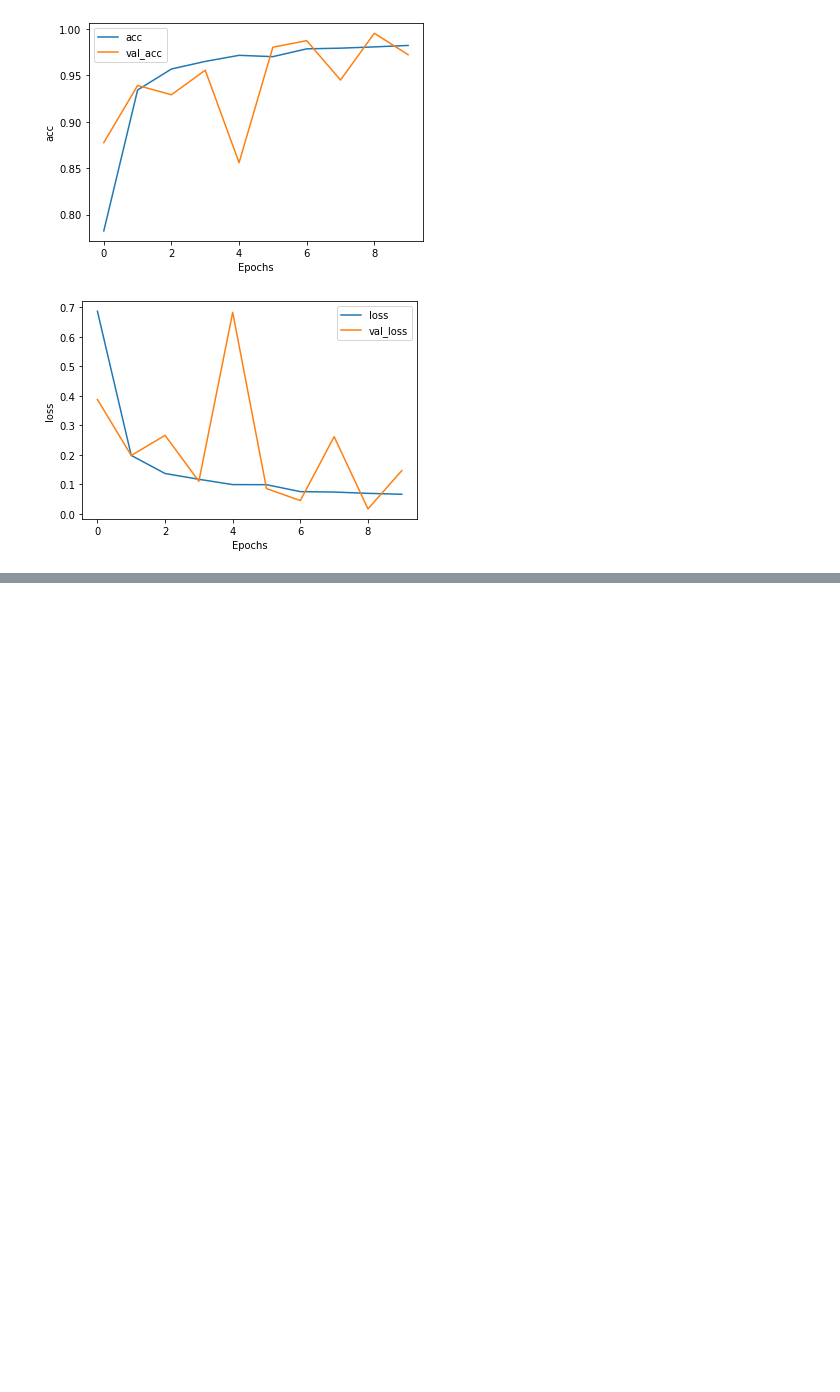
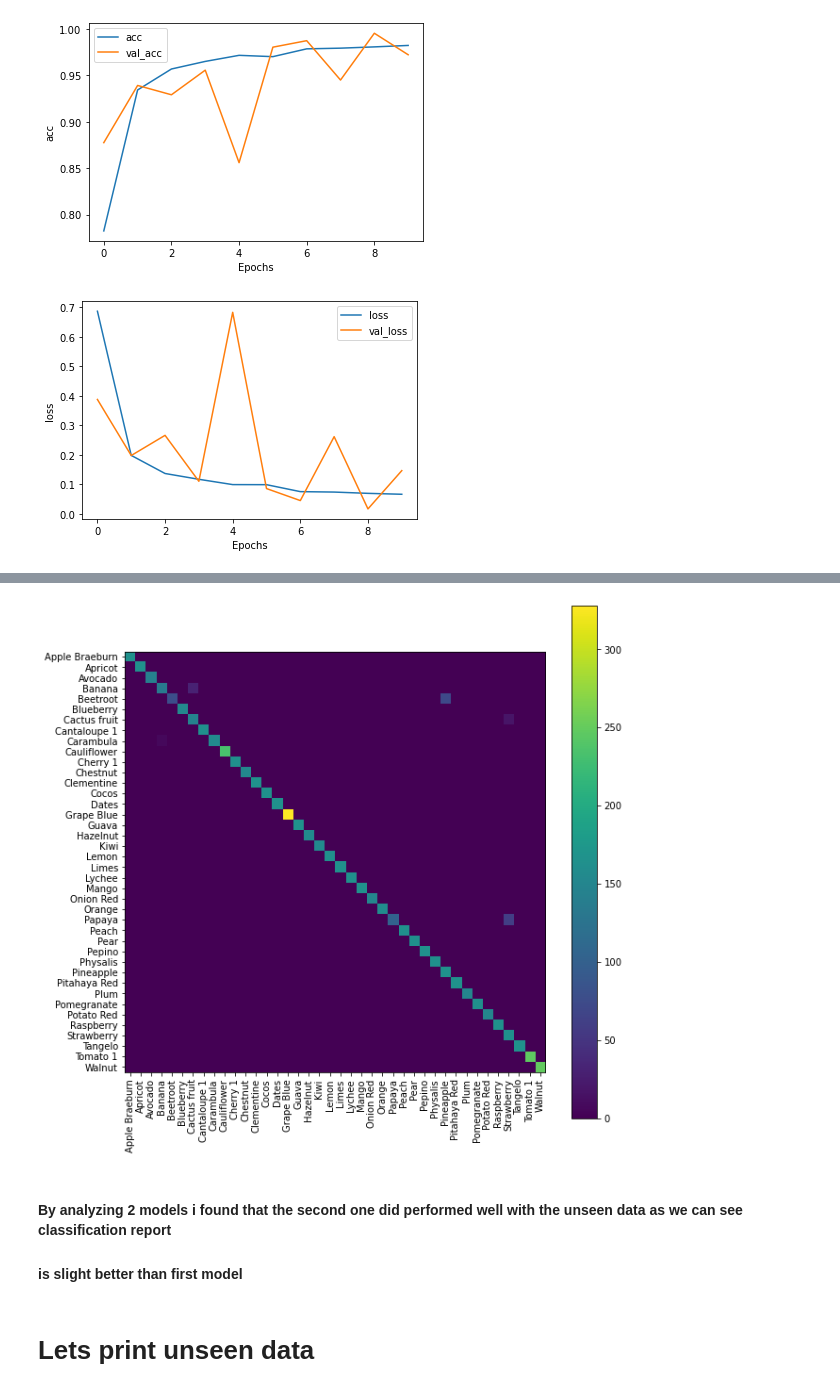
Before and after one commit to ganeshkuikel/fruit_classsification, a Jupyter notebook: Fruits Classification.ipynb, the cells around one changed output, grey strips where cells are left out. Drawn from its saved outputs; the diff is of its cells as text; code cells hidden in the pictures; blank space fills up the shorter version.

```diff
--- a/Fruits Classification.ipynb
+++ b/Fruits Classification.ipynb
@@ -263,0 +337,4 @@ plot_graphs(history1, "loss")
+# %%
+second_model = tf.keras.models.load_model("../classify_fruit_model_loss.h5")
+# %%
+pred_test = second_model.predict_generator(testing_data,testing_step//batch_size,verbose=1,).argmax(axis=1)
@@ -263,0 +363,15 @@ plot_graphs(history1, "loss")
+# %%
+conf = confusion_matrix(y_test,pred_test)
+plt.figure(figsize=(10,10))
+plt.imshow(conf, interpolation='nearest')
+plt.colorbar()
+tick_marks = np.arange(len(classes))
+_ = plt.xticks(tick_marks, classes, rotation=90)
+_ = plt.yticks(tick_marks, classes)
+# %% [output]
+[figure, added]
+# %% [markdown]
+#### By analyzing 2 models i found that the second one did performed well with the unseen data as we can see classification report
+#### is slight better than first model
+# %% [markdown]
+# Lets print unseen data
```
Also changed, not shown: parts of 16 cells of this notebook.
